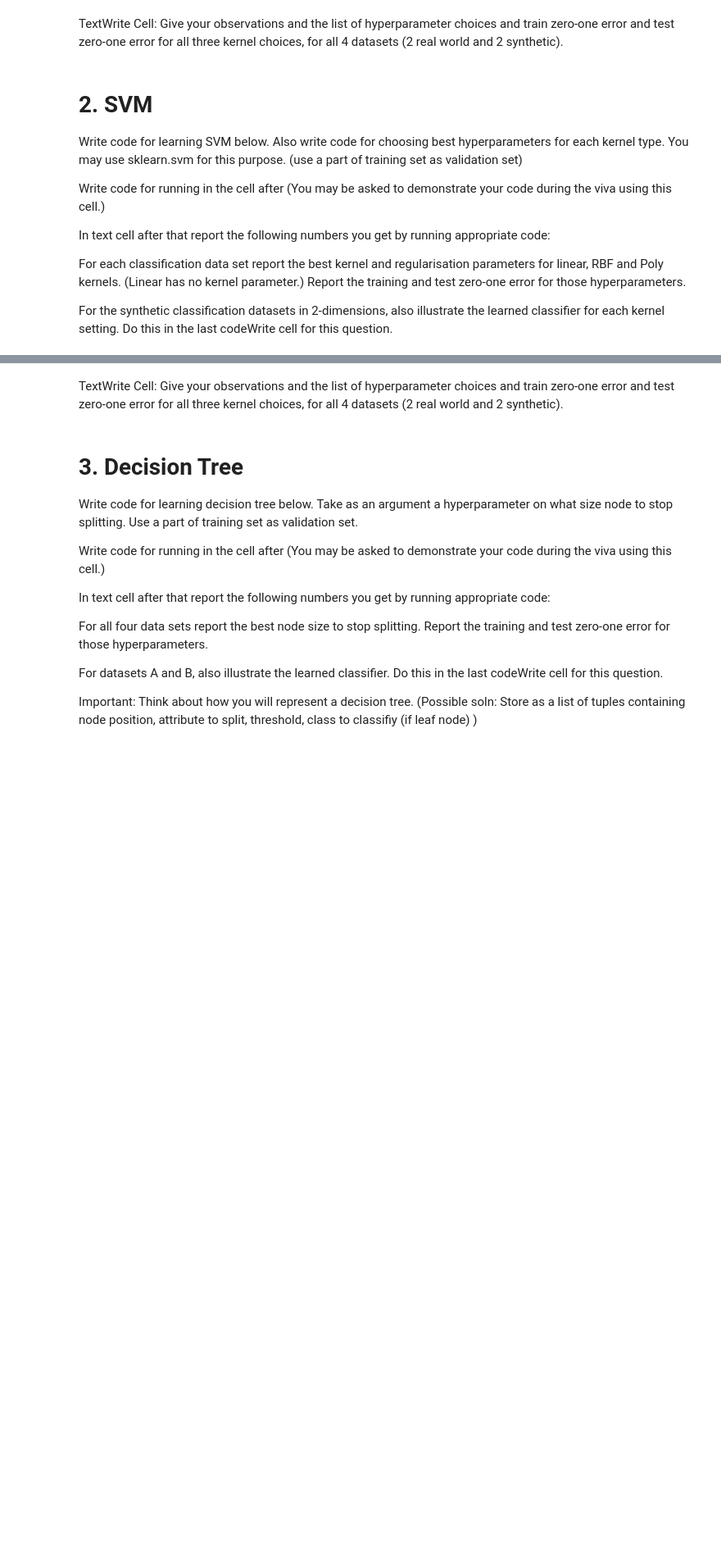
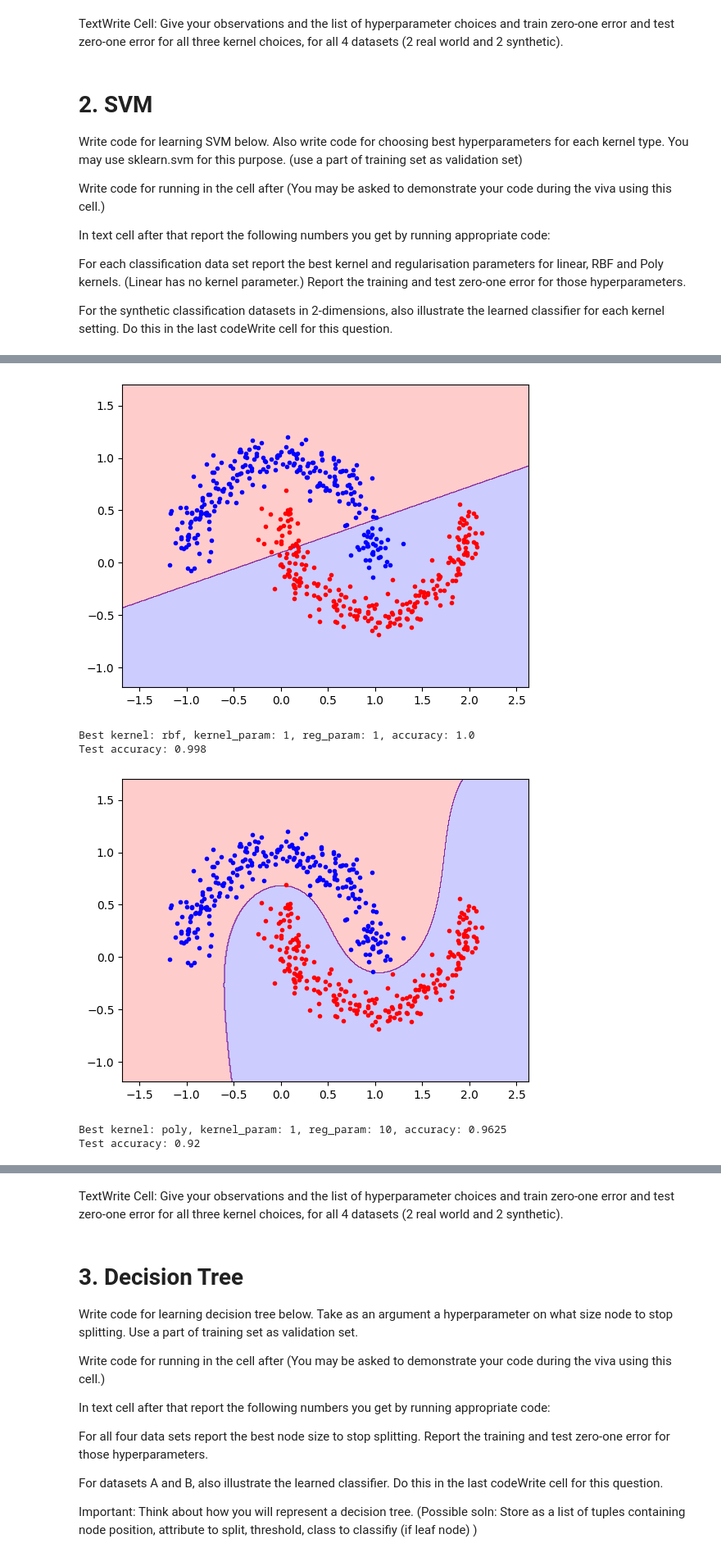
Before and after one commit to bersilin-robert1609/CS5691-PRML, a Jupyter notebook: Assignment-2/Notebook/ProgAss2_Student.ipynb, the cells around one changed output, grey strips where cells are left out. Shown at 82% size. Cells and saved outputs as stored; diff of their text form; code cells hidden in the pictures; blank space fills up the shorter version.

```diff
--- a/Assignment-2/Notebook/ProgAss2_Student.ipynb
+++ b/Assignment-2/Notebook/ProgAss2_Student.ipynb
@@ -216,7 +247,9 @@ def train_svm(X, Y, kernel, reg_param, kernel_param):
     """
     Train SVM classifier using sklearn.svm.SVC
     """
-    clf = svm.SVC(kernel=kernel, C=reg_param, gamma=kernel_param)
+    clf = svm.SVC(kernel=kernel, C=reg_param, coef0=1.0, degree=kernel_param, gamma=1.0)
+    if kernel == 'rbf':
+        clf.set_params(**{'gamma': kernel_param})
     clf.fit(X, Y)
     return clf
 
@@ -224,17 +257,14 @@ def predict_value(clf, X):
     """
     Predict using the SVM classifier
     """
-    pred = np.zeros(X.shape[0])
-    for i in range(X.shape[0]):
-        pred[i] = clf.predict(X[i].reshape(1, -1))
-    return pred
+    return clf.predict(X)
 # %%
 # CodeWrite cell
 # Write code here for doing validation (for kernel_param and regularisation_param)
 # on a subset of the training set.
 # Also for generating the numbers that you report below.
 
-kernal_params = [1e-4, 1e-3, 1e-2, 1e-1, 1, 10, 100, 1000]
+kernal_params = [1, 2, 4]
 reg_params = [1e-4, 1e-3, 1e-2, 1e-1, 1, 10, 100, 1000]
 
 data = np.load("../../Data/dataset_A.npz")
@@ -243,18 +273,53 @@ Y_train = data['arr_1']
 X_test = data['arr_2']
 Y_test = data['arr_3']
 
-for kernel in ['linear']:
-    for reg_param in reg_params:
-        clf = train_svm(X_train, Y_train, kernel, reg_param, 1)
-        pred = predict_value(clf, X_test)
-        pred_train = predict_value(clf, X_train)
-        print("kernel: {}, reg_param: {}, train_accuracy: {}, accuracy: {}".format(kernel, reg_param, np.mean(pred_train == Y_train), np.mean(pred == Y_test)))
+# 80 percent for train
+X_train = X_train[:int(0.8 * X_train.shape[0])]
+Y_train = Y_train[:int(0.8 * Y_train.shape[0])]
+# 20 percent for validation
+X_val = X_train[int(0.8 * X_train.shape[0]):]
+Y_val = Y_train[int(0.8 * Y_train.shape[0]):]
 
-for kernel in ['poly', 'rbf']:
+kernels = ['linear', 'rbf', 'poly']
+def find_best_parameter(kernel):
+    best_kernel_param = 0
+    best_reg_param = 0
+    best_accuracy = 0
     for kernel_param in kernal_params:
         for reg_param in reg_params:
             clf = train_svm(X_train, Y_train, kernel, reg_param, kernel_param)
-            pred = predict_value(clf, X_test)
-            pred_train = predict_value(clf, X_train)
-            print("kernel: {}, kernel_param: {}, reg_param: {}, train_accuracy: {}, accuracy: {}".format(kernel, kernel_param, reg_param, np.mean(pred_train == Y_train), np.mean(pred == Y_test)))
+            pred = predict_value(clf, X_val)
+            accuracy = np.mean(pred == Y_val)
+            # print("kernel: {}, kernel_param: {}, reg_param: {}, accuracy: {}".format(kernel, kernel_param, reg_param, accuracy))
+            if accuracy > best_accuracy:
+                best_kernel_param = kernel_param
+                best_reg_param = reg_param
+                best_accuracy = accuracy
+    return best_kernel_param, best_reg_param, best_accuracy
+
+def plot(clf, X_test, Y_test):
+    minX = np.min(X_test[:, 0])
+    maxX = np.max(X_test[:, 0])
+    minY = np.min(X_test[:, 1])
+    maxY = np.max(X_test[:, 1])
+    points = 500
+    X, Y = np.meshgrid(np.linspace(minX - 0.5, maxX + 0.5, points), np.linspace(minY - 0.5, maxY + 0.5, points))
+    Z = np.zeros((points, points))
+    for i in range(points):
+        for j in range(points):
+            Z[i][j] = clf.predict(np.array([[X[i][j], Y[i][j]]]))
+    plt.contourf(X, Y, Z, alpha=0.2, colors=['r', 'b'])
+    plt.scatter(X_test[Y_test == 1, 0], X_test[Y_test == 1, 1], marker='.', color='r')
+    plt.scatter(X_test[Y_test == -1, 0], X_test[Y_test == -1, 1], marker='.', color='b')
+    plt.show()
+
+for kernel in kernels:
+    best_kernel_param, best_reg_param, best_accuracy = find_best_parameter(kernel)
+    print("Best kernel: {}, kernel_param: {}, reg_param: {}, accuracy: {}".format(kernel, best_kernel_param, best_reg_param, best_accuracy))
+
+    clf = train_svm(X_train, Y_train, kernel, best_reg_param, best_kernel_param)
+    pred = predict_value(clf, X_test)
+    accuracy = np.mean(pred == Y_test)
+    print("Test accuracy: {}".format(accuracy))
+    plot(clf, X_test, Y_test)
 # %% [output]
@@ -277,0 +328,6 @@ kernel: poly, kernel_param: 100, reg_param: 100, train_accuracy: 0.896, accuracy
+[figure, added]
+Best kernel: rbf, kernel_param: 1, reg_param: 1, accuracy: 1.0
+Test accuracy: 0.998
+[figure, added]
+Best kernel: poly, kernel_param: 1, reg_param: 10, accuracy: 0.9625
+Test accuracy: 0.92
```
Also changed, not shown: parts of 6 cells of this notebook, 9 other files.
